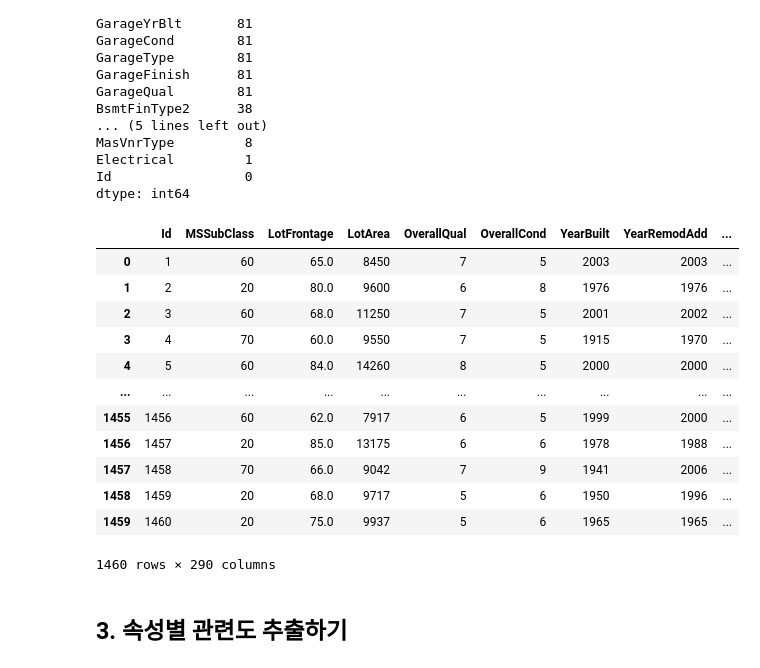
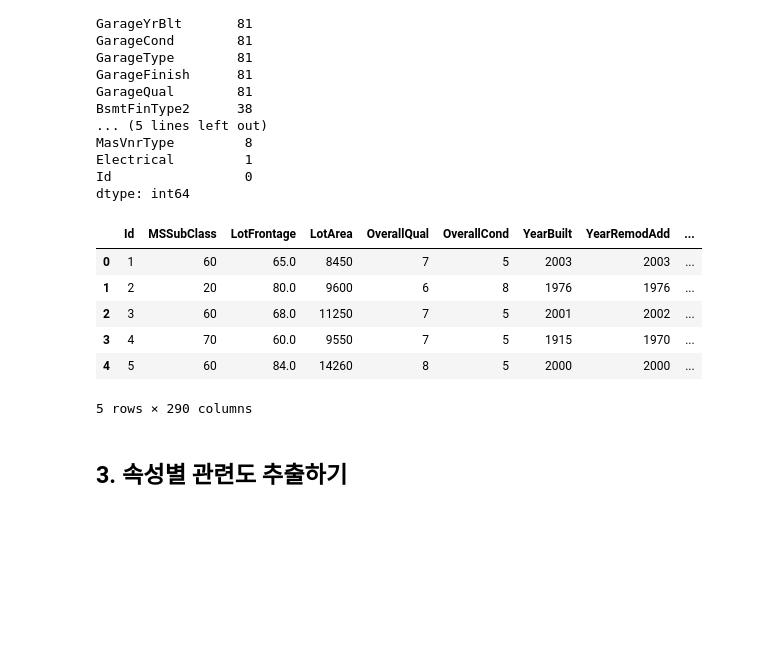
Before and after one commit to bnv20/kdt_2310, a Jupyter notebook: m6_dl/m6_주택가격예측.ipynb, the cells around one changed output. Drawn from its saved outputs; the diff is of its cells as text; code cells hidden in the pictures; blank space fills up the shorter version.

```diff
--- a/m6_dl/m6_주택가격예측.ipynb
+++ b/m6_dl/m6_주택가격예측.ipynb
@@ -13,10 +13,10 @@ import pandas as pd
 import numpy as np
 
 #데이터를 불러 옵니다.
-df = pd.read_csv("./data/house_train.csv")
+df = pd.read_csv("/content/drive/MyDrive/kdt_231026/m6_dl/data/house_train.csv")
 
 #데이터를 미리 살펴 보겠습니다.
-df
+df.head()
 # %% [output]
 |  | Id | MSSubClass | MSZoning | LotFrontage | LotArea | Street | Alley | LotShape | LandContour | ... |
 | 0 | 1 | 60 | RL | 65.0 | 8450 | Pave | NaN | Reg | Lvl | ... |
@@ -73,26 +55,20 @@ dtype: int64
 # %%
 #카테고리형 변수를 0과 1로 이루어진 변수로 바꾸어 줍니다.(12장 3절)
 df = pd.get_dummies(df)
 
 #결측치를 전체 칼럼의 평균으로 대체하여 채워줍니다.
 df = df.fillna(df.mean())
 
 #업데이트된 데이터프레임을 출력해 봅니다.
-df
+df.head()
 # %% [output]
 |  | Id | MSSubClass | LotFrontage | LotArea | OverallQual | OverallCond | YearBuilt | YearRemodAdd | ... |
 | 0 | 1 | 60 | 65.0 | 8450 | 7 | 5 | 2003 | 2003 | ... |
 | 1 | 2 | 20 | 80.0 | 9600 | 6 | 8 | 1976 | 1976 | ... |
 | 2 | 3 | 60 | 68.0 | 11250 | 7 | 5 | 2001 | 2002 | ... |
 | 3 | 4 | 70 | 60.0 | 9550 | 7 | 5 | 1915 | 1970 | ... |
 | 4 | 5 | 60 | 84.0 | 14260 | 8 | 5 | 2000 | 2000 | ... |
-| ... | ... | ... | ... | ... | ... | ... | ... | ... | ... |
-| 1455 | 1456 | 60 | 62.0 | 7917 | 6 | 5 | 1999 | 2000 | ... |
-| 1456 | 1457 | 20 | 85.0 | 13175 | 6 | 6 | 1978 | 1988 | ... |
-| 1457 | 1458 | 70 | 66.0 | 9042 | 7 | 9 | 1941 | 2006 | ... |
-| 1458 | 1459 | 20 | 68.0 | 9717 | 5 | 6 | 1950 | 1996 | ... |
-| 1459 | 1460 | 20 | 75.0 | 9937 | 5 | 6 | 1965 | 1965 | ... |
-1460 rows × 290 columns
+5 rows × 290 columns
 # %% [markdown]
 ## 3. 속성별 관련도 추출하기
 # %%
```
Also changed, not shown: parts of 5 cells of this notebook, 3 other files.
